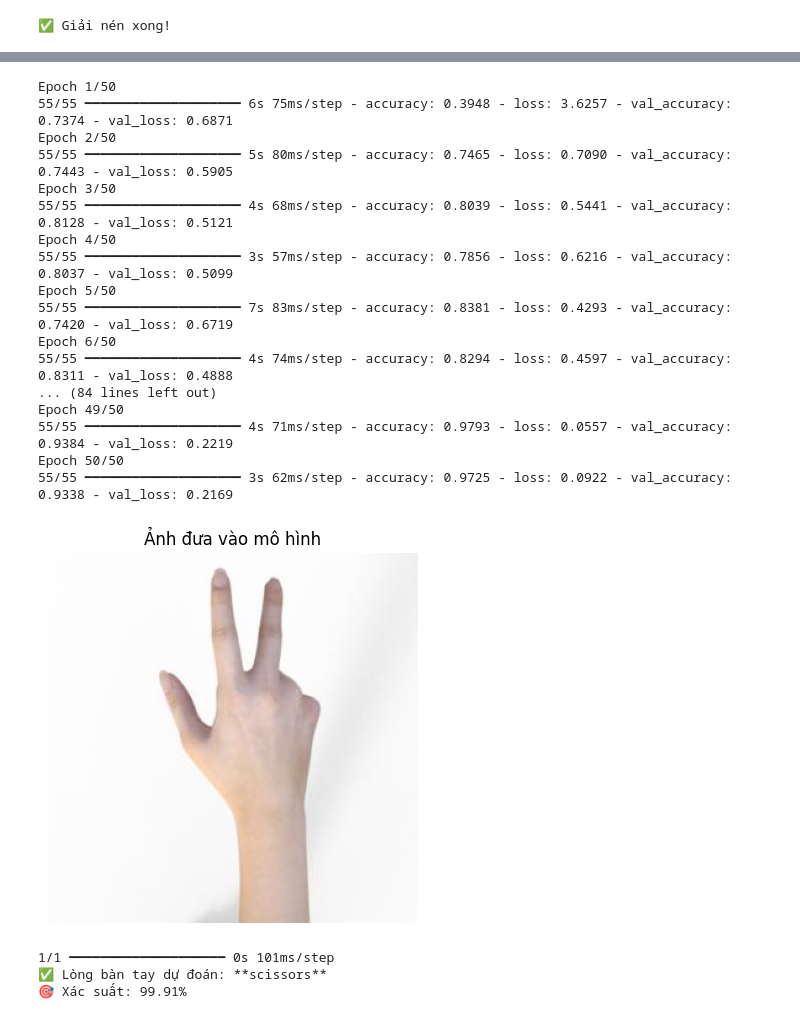
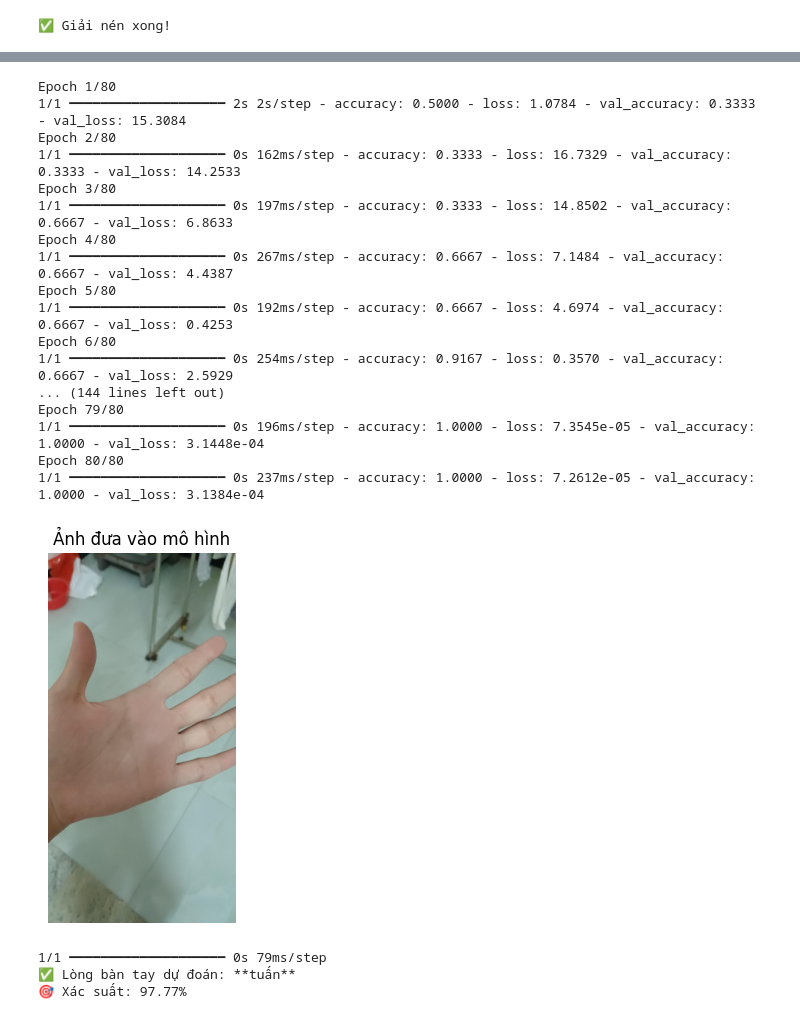
Before and after one commit to TQT2203/BTVN-AI, a Jupyter notebook: Nhận_diện_palm.ipynb, the cells around one changed output, grey strips where cells are left out. Cells and saved outputs as stored; diff of their text form; code cells hidden in the pictures.

```diff
--- a/Nhận_diện_palm.ipynb
+++ b/Nhận_diện_palm.ipynb
@@ -72,11 +72,11 @@ print("✅ Giải nén xong!")
 data = []
 labels = []
 
-classes = ['rock', 'paper', 'scissors']
+classes = ['thái', 'tuấn', 'trường']
 img_size = (100, 100)
 
 for i, label in enumerate(classes):
-    folder_path = f"//content/palmmm_data/{label}"
+    folder_path = f"//content/sample_data/longbantay/longbantay train/{label}"
     for img_name in os.listdir(folder_path):
         img_path = os.path.join(folder_path, img_name)
         try:
@@ -117,53 +117,53 @@ Model: "sequential"
  Trainable params: 3,848,579 (14.68 MB)
  Non-trainable params: 0 (0.00 B)
 # %%
-history = model.fit(X_train, y_train, epochs=50, validation_data=(X_test, y_test))
+history = model.fit(X_train, y_train, epochs=80, validation_data=(X_test, y_test))
 # %% [output]
-Epoch 1/50
-55/55 ━━━━━━━━━━━━━━━━━━━━ 6s 75ms/step - accuracy: 0.3948 - loss: 3.6257 - val_accuracy: 0.7374 - val_loss: 0.6871
-Epoch 2/50
-55/55 ━━━━━━━━━━━━━━━━━━━━ 5s 80ms/step - accuracy: 0.7465 - loss: 0.7090 - val_accuracy: 0.7443 - val_loss: 0.5905
-Epoch 3/50
-55/55 ━━━━━━━━━━━━━━━━━━━━ 4s 68ms/step - accuracy: 0.8039 - loss: 0.5441 - val_accuracy: 0.8128 - val_loss: 0.5121
-Epoch 4/50
-55/55 ━━━━━━━━━━━━━━━━━━━━ 3s 57ms/step - accuracy: 0.7856 - loss: 0.6216 - val_accuracy: 0.8037 - val_loss: 0.5099
-Epoch 5/50
-55/55 ━━━━━━━━━━━━━━━━━━━━ 7s 83ms/step - accuracy: 0.8381 - loss: 0.4293 - val_accuracy: 0.7420 - val_loss: 0.6719
-Epoch 6/50
-55/55 ━━━━━━━━━━━━━━━━━━━━ 4s 74ms/step - accuracy: 0.8294 - loss: 0.4597 - val_accuracy: 0.8311 - val_loss: 0.4888
-... (84 lines left out)
-Epoch 49/50
-55/55 ━━━━━━━━━━━━━━━━━━━━ 4s 71ms/step - accuracy: 0.9793 - loss: 0.0557 - val_accuracy: 0.9384 - val_loss: 0.2219
-Epoch 50/50
-55/55 ━━━━━━━━━━━━━━━━━━━━ 3s 62ms/step - accuracy: 0.9725 - loss: 0.0922 - val_accuracy: 0.9338 - val_loss: 0.2169
+Epoch 1/80
+1/1 ━━━━━━━━━━━━━━━━━━━━ 2s 2s/step - accuracy: 0.5000 - loss: 1.0784 - val_accuracy: 0.3333 - val_loss: 15.3084
+Epoch 2/80
+1/1 ━━━━━━━━━━━━━━━━━━━━ 0s 162ms/step - accuracy: 0.3333 - loss: 16.7329 - val_accuracy: 0.3333 - val_loss: 14.2533
+Epoch 3/80
+1/1 ━━━━━━━━━━━━━━━━━━━━ 0s 197ms/step - accuracy: 0.3333 - loss: 14.8502 - val_accuracy: 0.6667 - val_loss: 6.8633
+Epoch 4/80
+1/1 ━━━━━━━━━━━━━━━━━━━━ 0s 267ms/step - accuracy: 0.6667 - loss: 7.1484 - val_accuracy: 0.6667 - val_loss: 4.4387
+Epoch 5/80
+1/1 ━━━━━━━━━━━━━━━━━━━━ 0s 192ms/step - accuracy: 0.6667 - loss: 4.6974 - val_accuracy: 0.6667 - val_loss: 0.4253
+Epoch 6/80
+1/1 ━━━━━━━━━━━━━━━━━━━━ 0s 254ms/step - accuracy: 0.9167 - loss: 0.3570 - val_accuracy: 0.6667 - val_loss: 2.5929
+... (144 lines left out)
+Epoch 79/80
+1/1 ━━━━━━━━━━━━━━━━━━━━ 0s 196ms/step - accuracy: 1.0000 - loss: 7.3545e-05 - val_accuracy: 1.0000 - val_loss: 3.1448e-04
+Epoch 80/80
+1/1 ━━━━━━━━━━━━━━━━━━━━ 0s 237ms/step - accuracy: 1.0000 - loss: 7.2612e-05 - val_accuracy: 1.0000 - val_loss: 3.1384e-04
 # %%
 from tensorflow.keras.preprocessing.image import load_img, img_to_array
 import matplotlib.pyplot as plt
 
 def predict_image(img_path):
     # Hiển thị ảnh
     img_display = load_img(img_path)
     plt.imshow(img_display)
     plt.axis('off')
     plt.title("Ảnh đưa vào mô hình")
     plt.show()
 
     # Tiền xử lý ảnh cho mô hình
     img = load_img(img_path, target_size=(100, 100))
     img = img_to_array(img) / 255.0
     img = np.expand_dims(img, axis=0)
 
     # Dự đoán
     pred = model.predict(img)
     class_index = np.argmax(pred)
     confidence = np.max(pred)
 
     # In kết quả
     print(f"✅ Lòng bàn tay dự đoán: **{classes[class_index]}**")
     print(f"🎯 Xác suất: {confidence * 100:.2f}%")
-predict_image("/content/scissors.jpg")
+predict_image("/content/tuan.jpg")
 # %% [output]
-[figure, old version]
+[figure, new version]
-1/1 ━━━━━━━━━━━━━━━━━━━━ 0s 101ms/step
-✅ Lòng bàn tay dự đoán: **scissors**
-🎯 Xác suất: 99.91%
+1/1 ━━━━━━━━━━━━━━━━━━━━ 0s 79ms/step
+✅ Lòng bàn tay dự đoán: **tuấn**
+🎯 Xác suất: 97.77%
```
Also changed, not shown: parts of 4 cells of this notebook.
